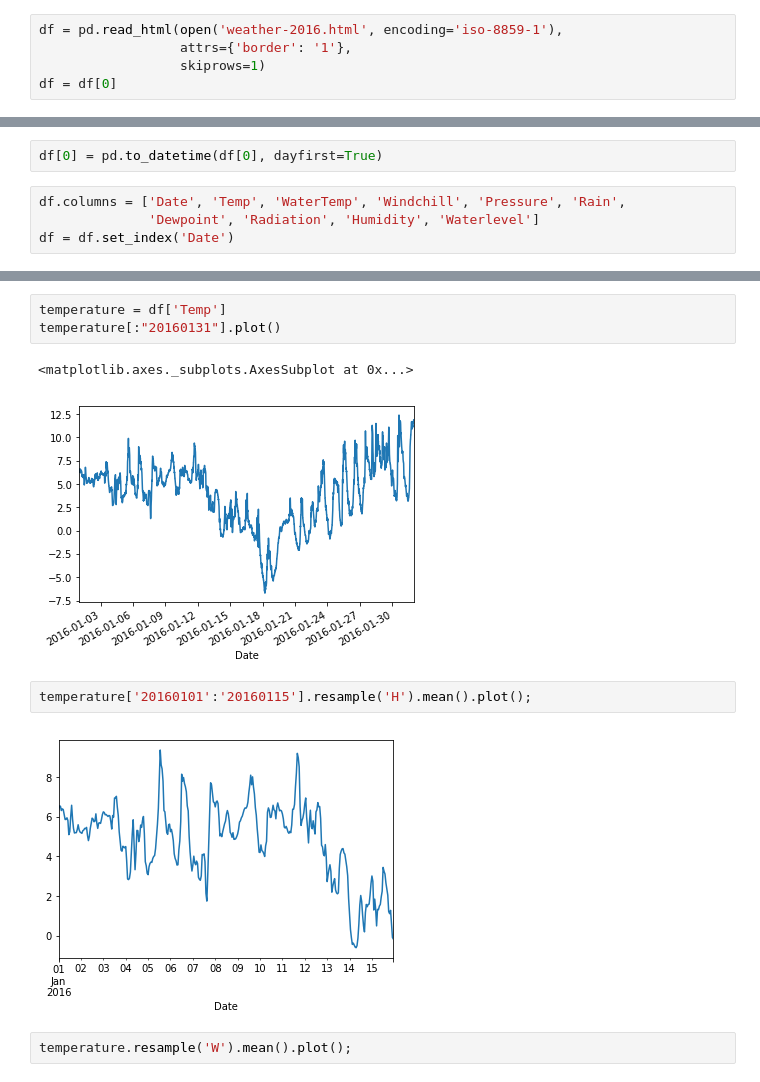
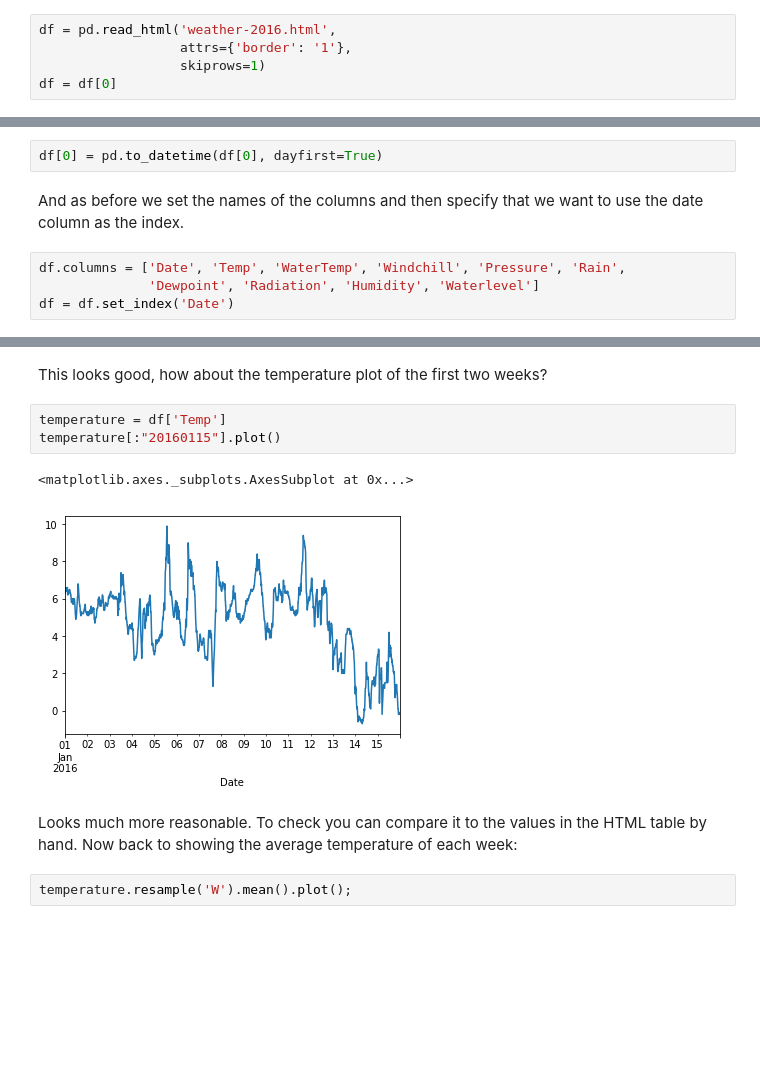
Before and after one commit to wildtreetech/explore-open-data, a Jupyter notebook: weather-trends.ipynb, the cells around one changed output, grey strips where cells are left out. Cells and saved outputs as stored; diff of their text form; blank space fills up the shorter version.

Commit message:
Huge update to the weather notebooks

```diff
--- a/weather-trends.ipynb
+++ b/weather-trends.ipynb
@@ -54,5 +117,5 @@ We load the data without trying to parse the dates automatically. Instead we spe
 # %%
-df = pd.read_html(open('weather-2016.html', encoding='iso-8859-1'),
+df = pd.read_html('weather-2016.html',
                   attrs={'border': '1'},
                   skiprows=1)
 df = df[0]
@@ -59,5 +124,7 @@ df = df[0]
 # %%
 df[0] = pd.to_datetime(df[0], dayfirst=True)
+# %% [markdown]
+And as before we set the names of the columns and then specify that we want to use the date column as the index.
 # %%
 df.columns = ['Date', 'Temp', 'WaterTemp', 'Windchill', 'Pressure', 'Rain',
               'Dewpoint', 'Radiation', 'Humidity', 'Waterlevel']
@@ -72,16 +139,16 @@ df.head(5)
 | 2016-01-01 00:20:00 | 6.3 | 7.2 | 6.3 | 977.0 | 0.0 | 6.0 | 0 | 98 | 405.79 |
 | 2016-01-01 00:30:00 | 6.4 | 7.2 | 6.4 | 977.1 | 0.0 | 6.1 | 0 | 98 | 405.78 |
 | 2016-01-01 00:40:00 | 6.4 | 7.2 | 6.4 | 977.1 | 0.0 | 6.2 | 0 | 98 | 405.79 |
+# %% [markdown]
+This looks good, how about the temperature plot of the first two weeks?
 # %%
 temperature = df['Temp']
-temperature[:"20160131"].plot()
+temperature[:"20160115"].plot()
 # %% [output]
 <matplotlib.axes._subplots.AxesSubplot at 0x...>
-[figure, old version]
+[figure, new version]
-# %%
-temperature['20160101':'20160115'].resample('H').mean().plot();
-# %% [output]
-[figure, removed]
+# %% [markdown]
+Looks much more reasonable. To check you can compare it to the values in the HTML table by hand. Now back to showing the average temperature of each week:
 # %%
 temperature.resample('W').mean().plot();
 # %% [output]
```
Also changed, not shown: parts of 27 cells of this notebook, 3 other files.
